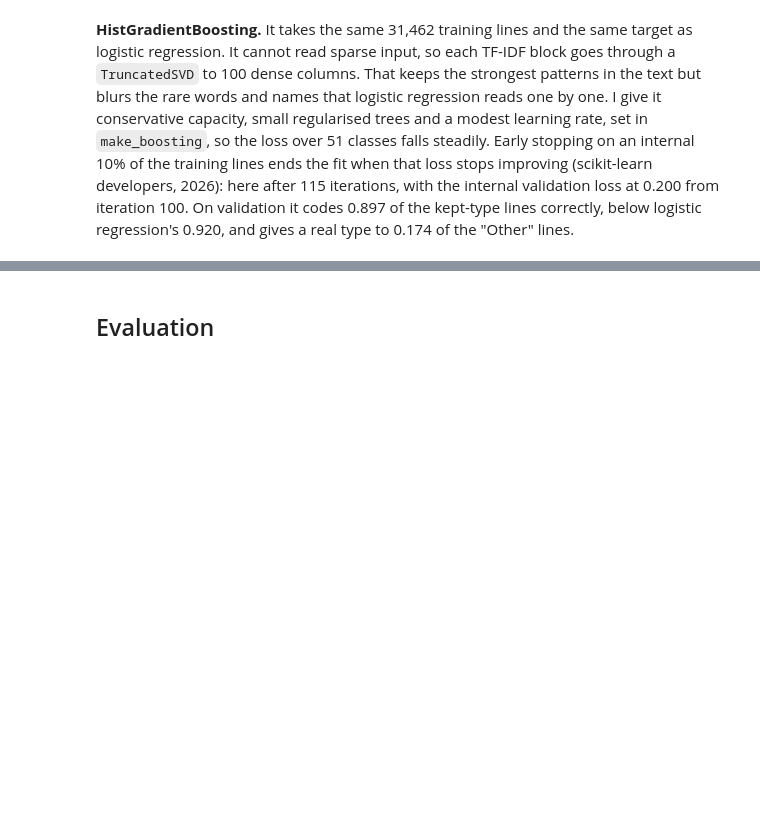
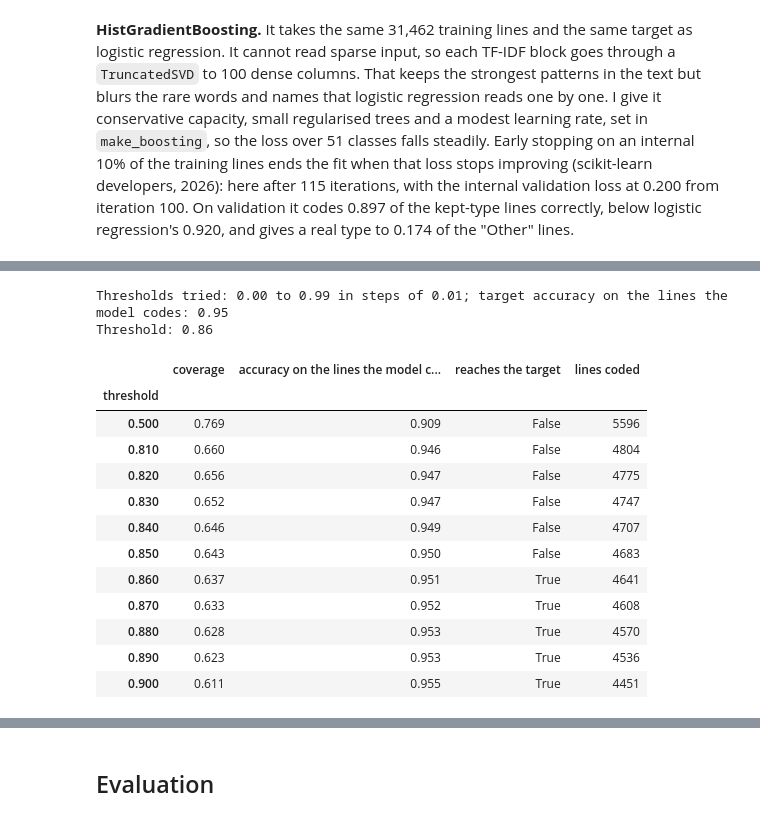
Before and after one commit to PaddyGilliland1/applied-machine-learning-project, a Jupyter notebook: modeling.ipynb, the cells around one changed output, grey strips where cells are left out. Drawn from its saved outputs; the diff is of its cells as text; code cells hidden in the pictures; blank space fills up the shorter version.

Commit message:
Choose the model and the confidence threshold on validation

```diff
--- a/modeling.ipynb
+++ b/modeling.ipynb
@@ -2772,0 +2961,53 @@ Validation:
+# %%
+# The threshold for the chosen model, set on validation and applied once to
+# the test months. I also keep each model's validation probabilities.
+TARGET = 0.95
+val_proba = {}
+for name, model in (
+    ("logistic regression", logistic),
+    ("HistGradientBoosting", boosting),
+    ("logistic regression without Expense Area", no_area),
+):
+    val_proba[name] = pd.DataFrame(
+        model.predict_proba(X_val),
+        index=validation.index,
+        columns=model.classes_,
+    )
+GRID = np.round(np.arange(0, 1, 0.01), 2)
+threshold = choose_threshold(truth_val, val_proba[chosen_name], TARGET, GRID)
+print(
+    f"Thresholds tried: {GRID[0]:.2f} to {GRID[-1]:.2f} in steps of 0.01; "
+    f"target accuracy on the lines the model codes: {TARGET:.2f}"
+)
+print(f"Threshold: {threshold:.2f}")
+around = [t for t in GRID if abs(t - threshold) <= 0.05 or t in (0.5, 0.9)]
+threshold_table = pd.DataFrame(
+    [reject_option(truth_val, val_proba[chosen_name], t) for t in around]
+).set_index("threshold")
+threshold_table["reaches the target"] = (
+    threshold_table["accuracy on the lines the model codes"] >= TARGET
+)
+threshold_table[
+    [
+        "coverage",
+        "accuracy on the lines the model codes",
+        "reaches the target",
+        "lines coded",
+    ]
+].astype({"lines coded": int})
+# %% [output]
+Thresholds tried: 0.00 to 0.99 in steps of 0.01; target accuracy on the lines the model codes: 0.95
+Threshold: 0.86
+|  | coverage | accuracy on the lines the model c... | reaches the target | lines coded |
+| threshold |  |  |  |  |
+| 0.500 | 0.769 | 0.909 | False | 5596 |
+| 0.810 | 0.660 | 0.946 | False | 4804 |
+| 0.820 | 0.656 | 0.947 | False | 4775 |
+| 0.830 | 0.652 | 0.947 | False | 4747 |
+| 0.840 | 0.646 | 0.949 | False | 4707 |
+| 0.850 | 0.643 | 0.950 | False | 4683 |
+| 0.860 | 0.637 | 0.951 | True | 4641 |
+| 0.870 | 0.633 | 0.952 | True | 4608 |
+| 0.880 | 0.628 | 0.953 | True | 4570 |
+| 0.890 | 0.623 | 0.953 | True | 4536 |
+| 0.900 | 0.611 | 0.955 | True | 4451 |
```
Also changed, not shown: parts of 8 cells of this notebook.
